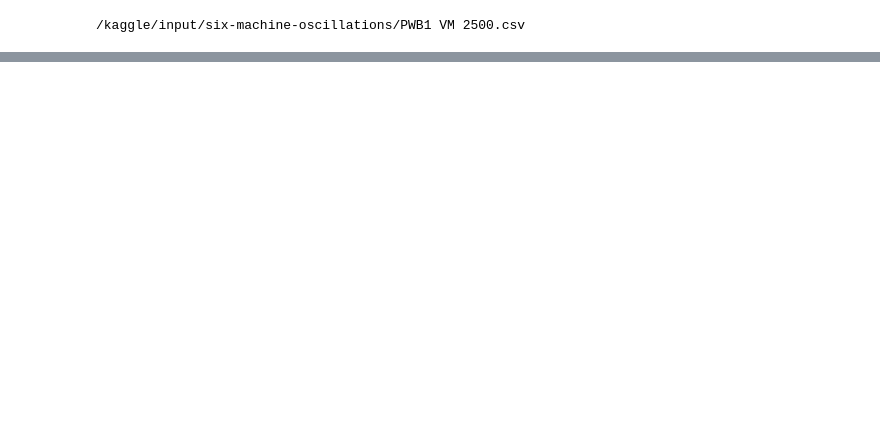
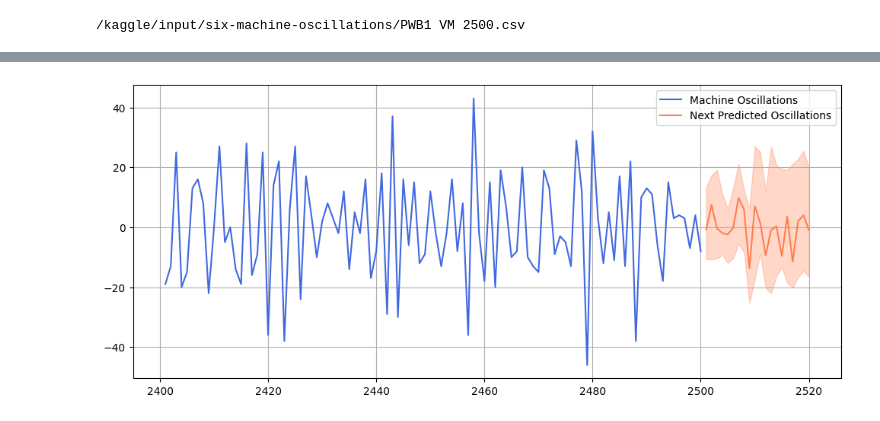
Before and after one commit to junaidulhassan/My-All-Kaggle-Jupyter-Notebooks, a Jupyter notebook: Time Series Analysis using AWS chronos- Transformer/code.ipynb, the cells around one changed output, grey strips where cells are left out. Saved outputs shown, nothing was run; the diff lists cells and outputs as text; code cells hidden in the pictures; blank space fills up the shorter version.

```diff
--- a/Time Series Analysis using AWS chronos- Transformer/code.ipynb
+++ b/Time Series Analysis using AWS chronos- Transformer/code.ipynb
@@ -79,8 +95,8 @@ sns.lineplot(data=df, x='DateTime', y = 'V2')
 # %%
-context = torch.tensor(df["V2"])
-prediction_length = 30
+context = torch.tensor(df["V4"])
+prediction_length = 20
 forecast = pipeline.predict(context, prediction_length)  # shape [num_series, num_samples, prediction_length]
 
 # visualize the forecast
-forecast_index = range(len(df.head(100)), len(df.head(100)) + prediction_length)
+forecast_index = range(len(df), len(df) + prediction_length)
 low, median, high = np.quantile(forecast[0].numpy(), [0.1, 0.5, 0.9], axis=0)
@@ -86,0 +120,11 @@ low, median, high = np.quantile(forecast[0].numpy(), [0.1, 0.5, 0.9], axis=0)
+# %%
+# visualize the results
+plt.figure(figsize=(12, 5))
+plt.plot(df['V4'].tail(100),color="royalblue", label="Machine Oscillations")
+plt.plot(forecast_index, median, color="coral", label="Next Predicted Oscillations")
+plt.fill_between(forecast_index, low, high, color="coral", alpha=0.3)
+plt.legend()
+plt.grid()
+plt.show();
+# %% [output]
+[figure, added]
```
Also changed, not shown: parts of 16 cells of this notebook.
